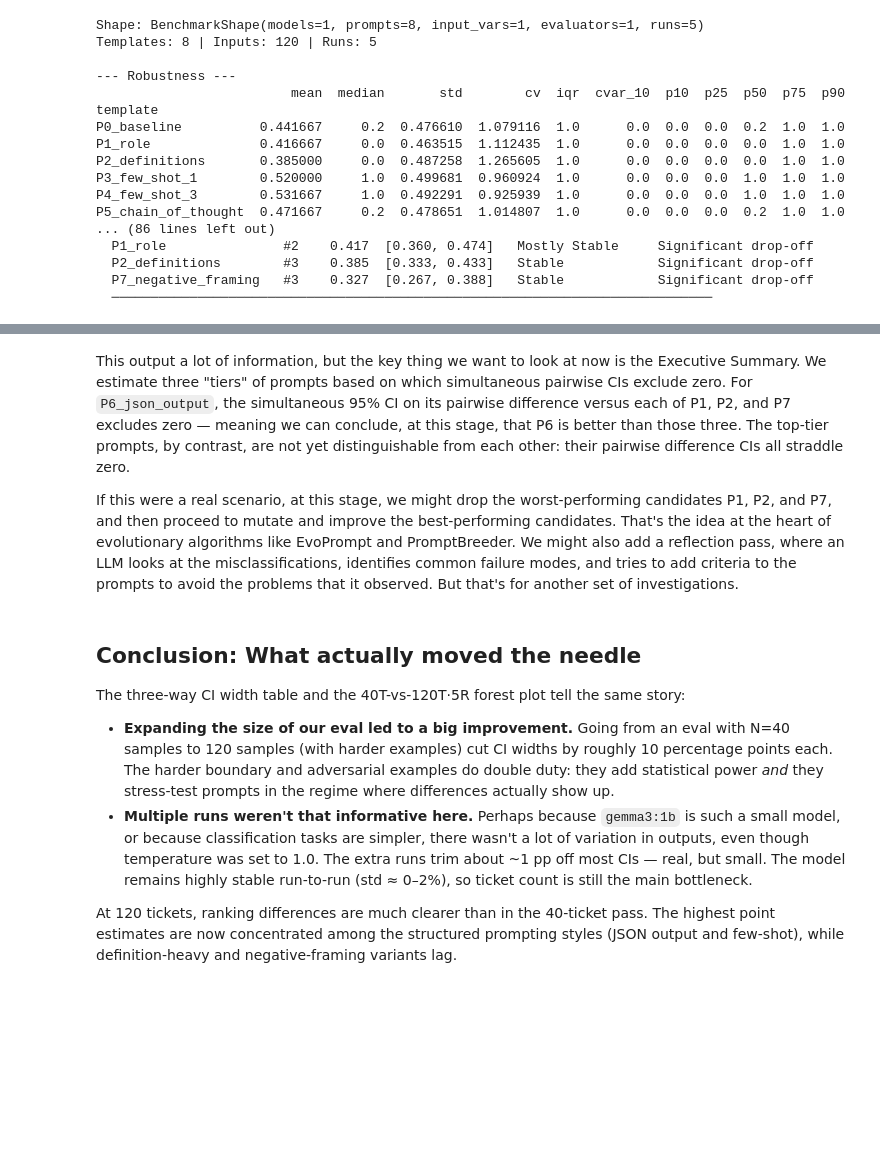
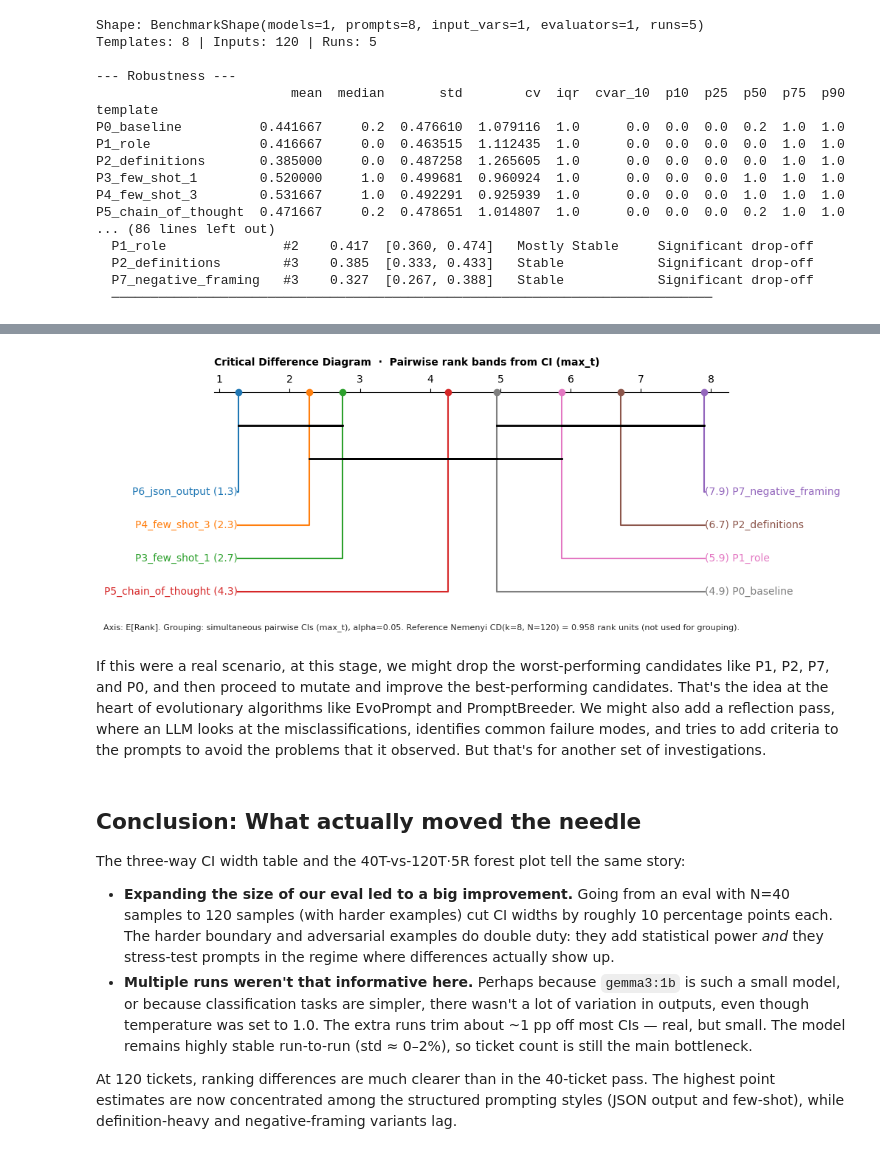
Before and after one commit to ianarawjo/evalstats, a Jupyter notebook: website/notebooks/best-prompt.ipynb, the cells around one changed output, grey strips where cells are left out. Cells and saved outputs as stored; diff of their text form; code cells hidden in the pictures; blank space fills up the shorter version.

```diff
--- a/website/notebooks/best-prompt.ipynb
+++ b/website/notebooks/best-prompt.ipynb
@@ -370,7 +376,10 @@ P5_chain_of_thought  0.471667     0.2  0.478651  1.014807  1.0      0.0  0.0  0.
+# %%
+pstats.plot_critical_difference(report_mr)
+plt.show()
+# %% [output]
+[figure, added]
 # %% [markdown]
-This output a lot of information, but the key thing we want to look at now is the Executive Summary. We estimate three "tiers" of prompts based on which simultaneous pairwise CIs exclude zero. For `P6_json_output`, the simultaneous 95% CI on its pairwise difference versus each of P1, P2, and P7 excludes zero — meaning we can conclude, at this stage, that P6 is better than those three. The top-tier prompts, by contrast, are not yet distinguishable from each other: their pairwise difference CIs all straddle zero.
-
-If this were a real scenario, at this stage, we might drop the worst-performing candidates P1, P2, and P7, and then proceed to mutate and improve the best-performing candidates. That's the idea at the heart of evolutionary algorithms like EvoPrompt and PromptBreeder. We might also add a reflection pass, where an LLM looks at the misclassifications, identifies common failure modes, and tries to add criteria to the prompts to avoid the problems that it observed. But that's for another set of investigations.
+If this were a real scenario, at this stage, we might drop the worst-performing candidates like P1, P2, P7, and P0, and then proceed to mutate and improve the best-performing candidates. That's the idea at the heart of evolutionary algorithms like EvoPrompt and PromptBreeder. We might also add a reflection pass, where an LLM looks at the misclassifications, identifies common failure modes, and tries to add criteria to the prompts to avoid the problems that it observed. But that's for another set of investigations.
 # %% [markdown]
 ## Conclusion: What actually moved the needle
 
```
Also changed, not shown: parts of 4 cells of this notebook, 7 other files.
